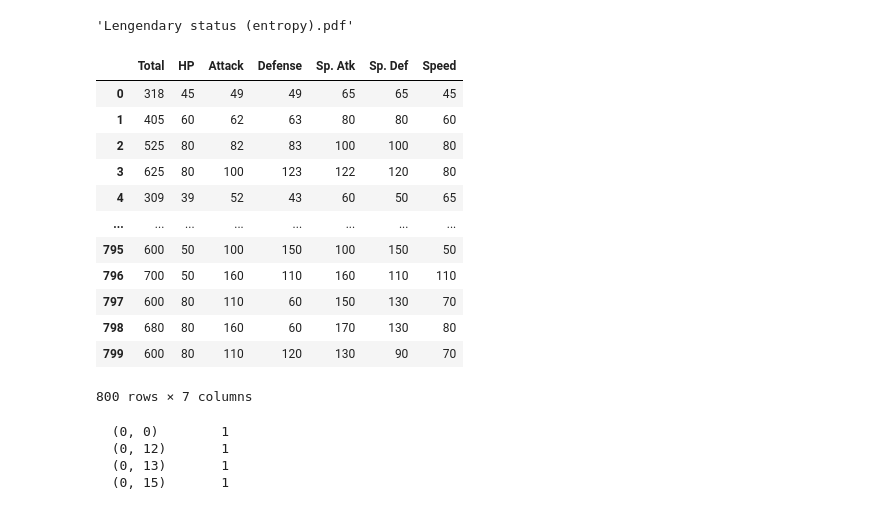
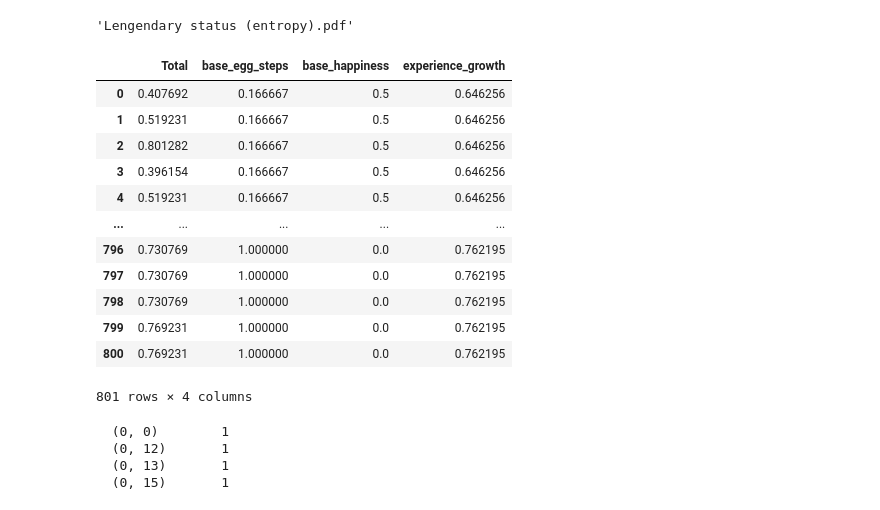
Before and after one commit to LiamLeGoffic/SPLEX_Project, a Jupyter notebook: TEST.ipynb, the cells around one changed output. Cells and saved outputs as stored; diff of their text form; code cells hidden in the pictures.

```diff
--- a/TEST.ipynb
+++ b/TEST.ipynb
@@ -182,21 +186,21 @@ graph.render('Lengendary status (entropy)')
 # %% [output]
 'Lengendary status (entropy).pdf'
 # %%
-data[feature_int]
+data[features_int]
 # %% [output]
-|  | Total | HP | Attack | Defense | Sp. Atk | Sp. Def | Speed |
-| 0 | 318 | 45 | 49 | 49 | 65 | 65 | 45 |
-| 1 | 405 | 60 | 62 | 63 | 80 | 80 | 60 |
-| 2 | 525 | 80 | 82 | 83 | 100 | 100 | 80 |
-| 3 | 625 | 80 | 100 | 123 | 122 | 120 | 80 |
-| 4 | 309 | 39 | 52 | 43 | 60 | 50 | 65 |
-| ... | ... | ... | ... | ... | ... | ... | ... |
-| 795 | 600 | 50 | 100 | 150 | 100 | 150 | 50 |
-| 796 | 700 | 50 | 160 | 110 | 160 | 110 | 110 |
-| 797 | 600 | 80 | 110 | 60 | 150 | 130 | 70 |
-| 798 | 680 | 80 | 160 | 60 | 170 | 130 | 80 |
-| 799 | 600 | 80 | 110 | 120 | 130 | 90 | 70 |
+|  | Total | base_egg_steps | base_happiness | experience_growth |
+| 0 | 0.407692 | 0.166667 | 0.5 | 0.646256 |
+| 1 | 0.519231 | 0.166667 | 0.5 | 0.646256 |
+| 2 | 0.801282 | 0.166667 | 0.5 | 0.646256 |
+| 3 | 0.396154 | 0.166667 | 0.5 | 0.646256 |
+| 4 | 0.519231 | 0.166667 | 0.5 | 0.646256 |
+| ... | ... | ... | ... | ... |
+| 796 | 0.730769 | 1.000000 | 0.0 | 0.762195 |
+| 797 | 0.730769 | 1.000000 | 0.0 | 0.762195 |
+| 798 | 0.730769 | 1.000000 | 0.0 | 0.762195 |
+| 799 | 0.769231 | 1.000000 | 0.0 | 0.762195 |
+| 800 | 0.769231 | 1.000000 | 0.0 | 0.762195 |
-800 rows × 7 columns
+801 rows × 4 columns
 # %%
 print(clf.decision_path([[700, 100, 180, 120, 30, 70, 200]]))
 # %% [output]
```
Also changed, not shown: parts of 4 cells of this notebook.
